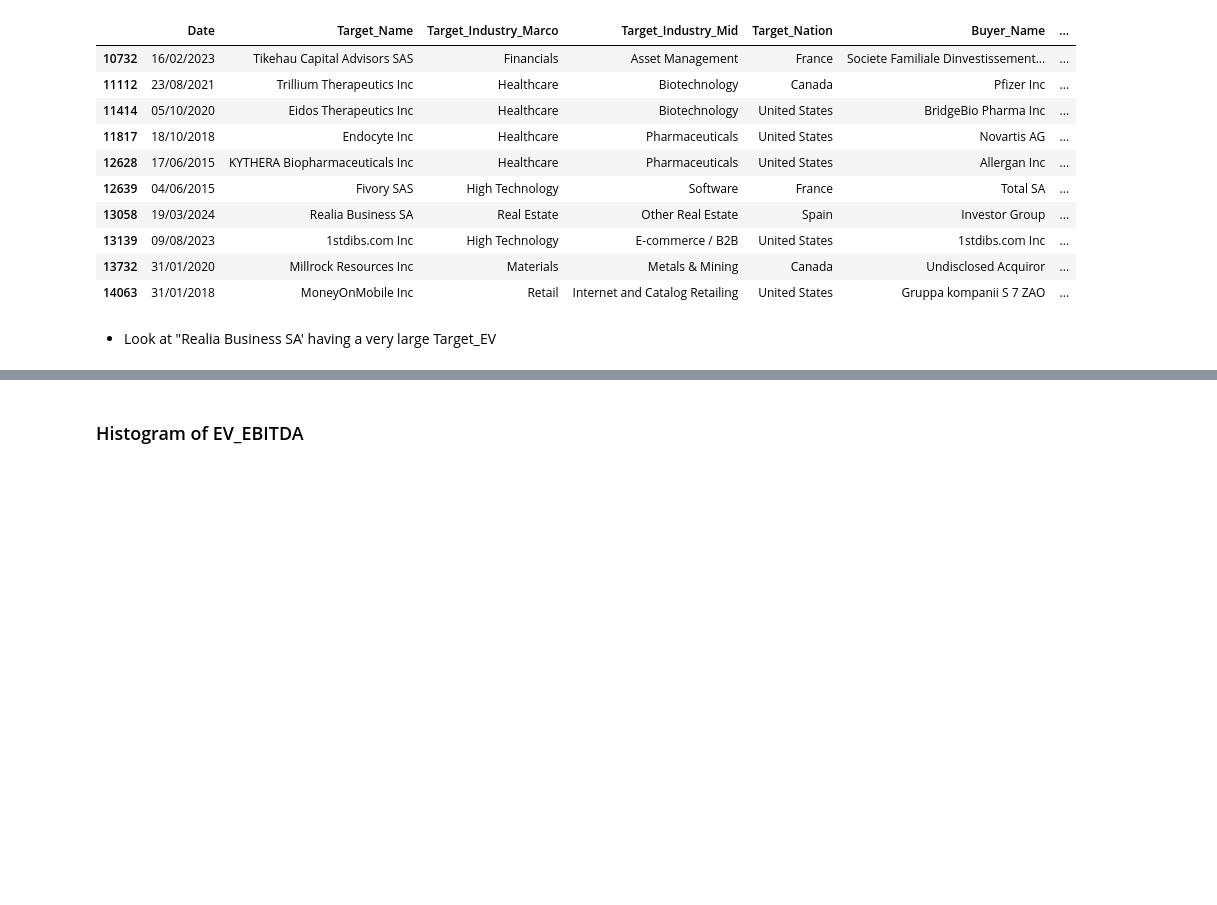
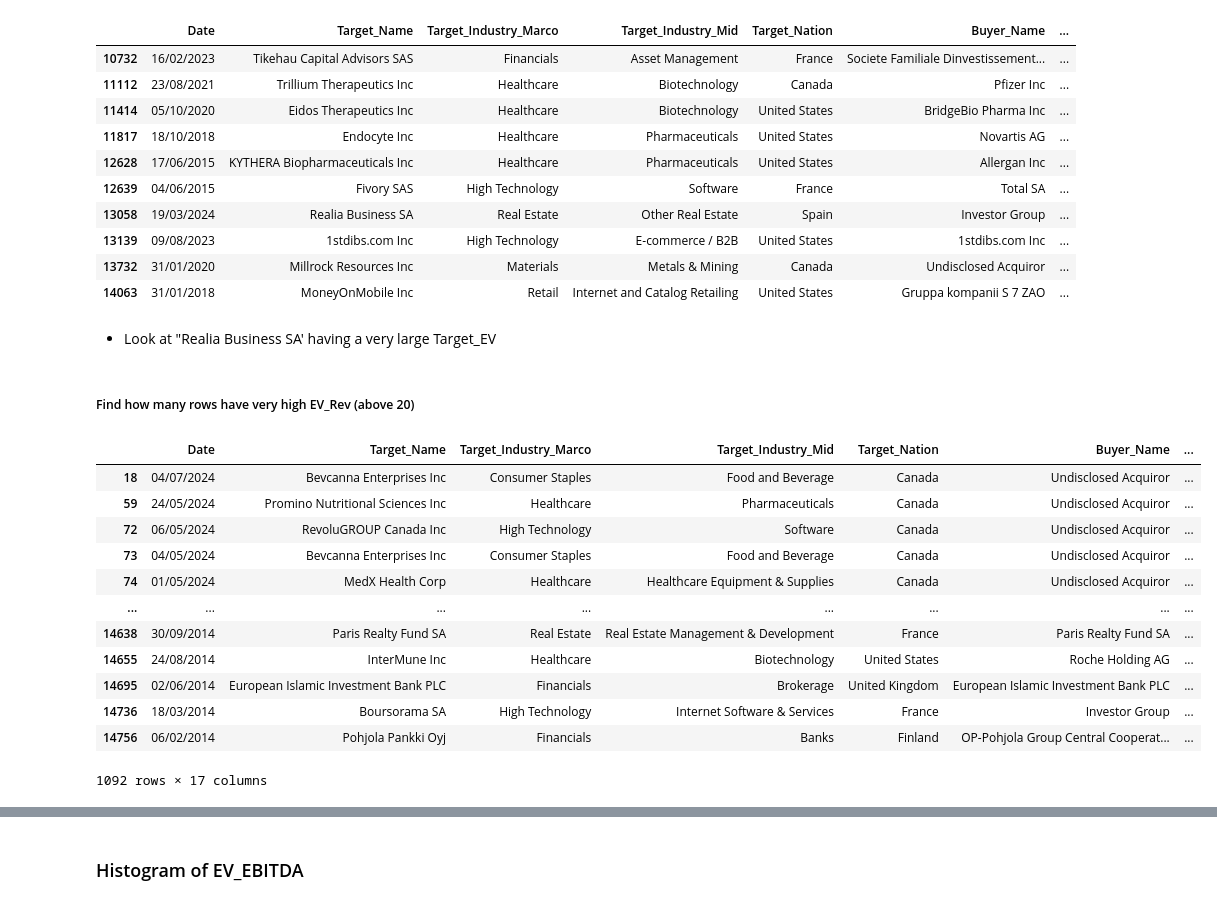
Before and after one commit to georgylevin27/ValTool, a Jupyter notebook: larryxmiller_valtool.ipynb, the cells around one changed output, grey strips where cells are left out. Cells and saved outputs as stored; diff of their text form; code cells hidden in the pictures; blank space fills up the shorter version.

```diff
--- a/larryxmiller_valtool.ipynb
+++ b/larryxmiller_valtool.ipynb
@@ -222,3 +222,22 @@ outliers
 | 14063 | 31/01/2018 | MoneyOnMobile Inc | Retail | Internet and Catalog Retailing | United States | Gruppa kompanii S 7 ZAO | ... |
 # %% [markdown]
 - Look at "Realia Business SA' having a very large Target_EV
+# %% [markdown]
+##### Find how many rows have very high EV_Rev (above 20)
+# %%
+high_EV_rev = df[df['EV_Rev'] > 20]
+high_EV_rev
+# %% [output]
+|  | Date | Target_Name | Target_Industry_Marco | Target_Industry_Mid | Target_Nation | Buyer_Name | ... |
+| 18 | 04/07/2024 | Bevcanna Enterprises Inc | Consumer Staples | Food and Beverage | Canada | Undisclosed Acquiror | ... |
+| 59 | 24/05/2024 | Promino Nutritional Sciences Inc | Healthcare | Pharmaceuticals | Canada | Undisclosed Acquiror | ... |
+| 72 | 06/05/2024 | RevoluGROUP Canada Inc | High Technology | Software | Canada | Undisclosed Acquiror | ... |
+| 73 | 04/05/2024 | Bevcanna Enterprises Inc | Consumer Staples | Food and Beverage | Canada | Undisclosed Acquiror | ... |
+| 74 | 01/05/2024 | MedX Health Corp | Healthcare | Healthcare Equipment & Supplies | Canada | Undisclosed Acquiror | ... |
+| ... | ... | ... | ... | ... | ... | ... | ... |
+| 14638 | 30/09/2014 | Paris Realty Fund SA | Real Estate | Real Estate Management & Development | France | Paris Realty Fund SA | ... |
+| 14655 | 24/08/2014 | InterMune Inc | Healthcare | Biotechnology | United States | Roche Holding AG | ... |
+| 14695 | 02/06/2014 | European Islamic Investment Bank PLC | Financials | Brokerage | United Kingdom | European Islamic Investment Bank PLC | ... |
+| 14736 | 18/03/2014 | Boursorama SA | High Technology | Internet Software & Services | France | Investor Group | ... |
+| 14756 | 06/02/2014 | Pohjola Pankki Oyj | Financials | Banks | Finland | OP-Pohjola Group Central Cooperat... | ... |
+1092 rows × 17 columns
```
Also changed, not shown: parts of 3 cells of this notebook.
